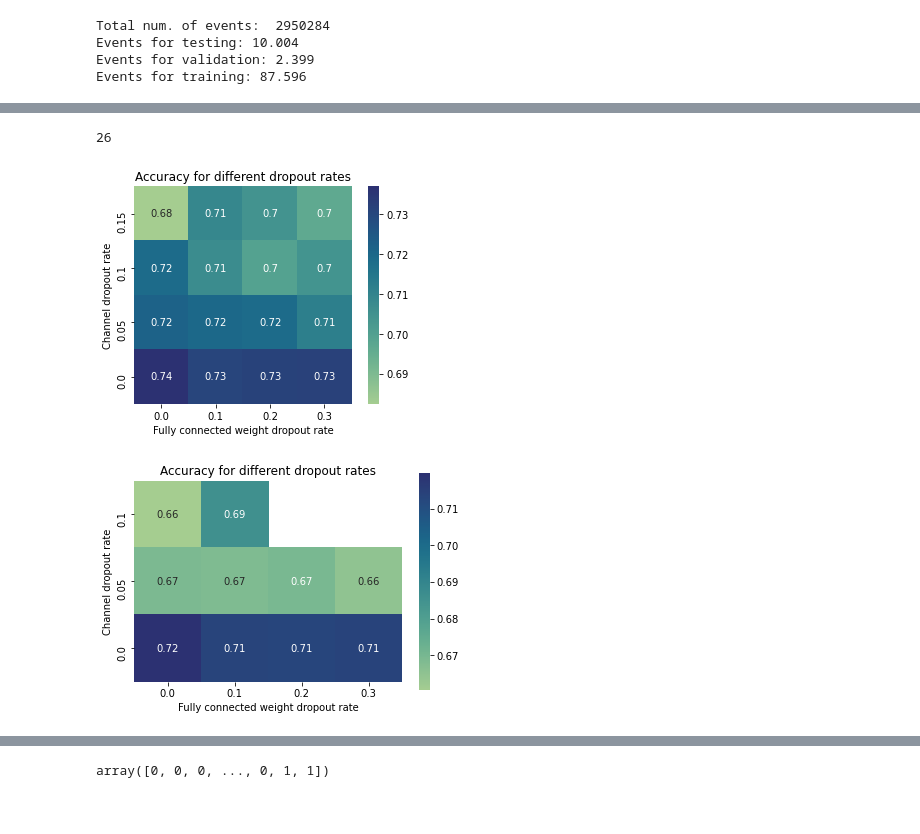
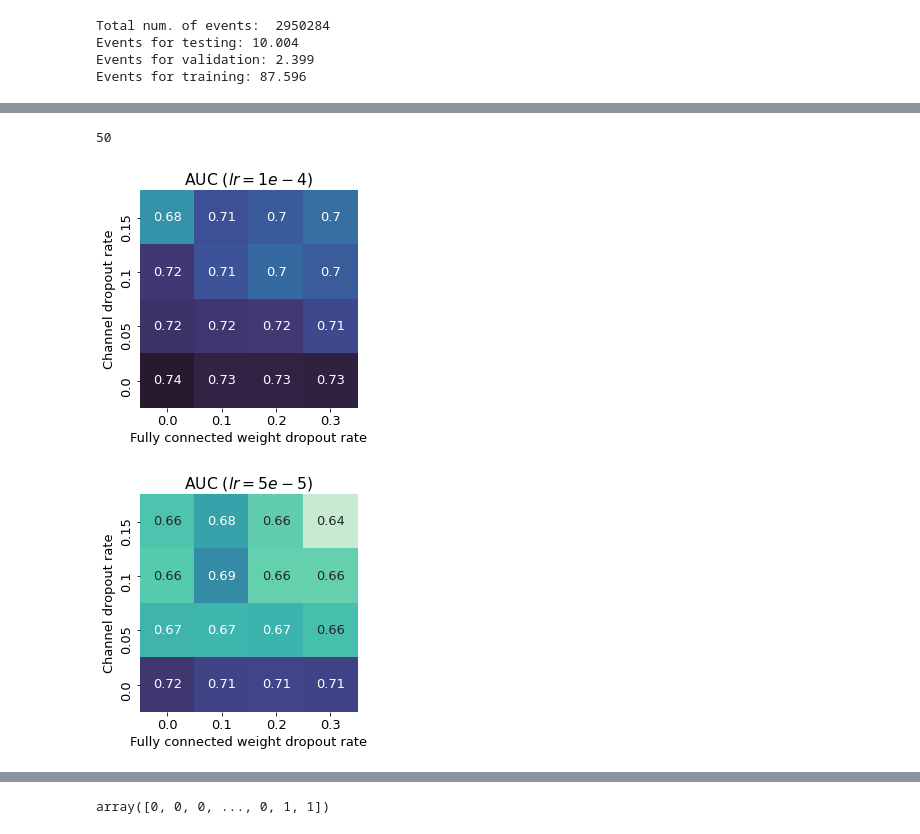
Before and after one commit to inakierregueab/WatChMaL, a Jupyter notebook: notebooks/mc_dropout/exploration_uncertainty.ipynb, the cells around one changed output, grey strips where cells are left out. Cells and saved outputs as stored; diff of their text form; code cells hidden in the pictures.

```diff
--- a/notebooks/mc_dropout/exploration_uncertainty.ipynb
+++ b/notebooks/mc_dropout/exploration_uncertainty.ipynb
@@ -43,24 +43,6 @@ Events for training: 87.596
 results = []
 for mode in subfolders:
     results.append(basic_metrics(base_path, labels,mode))
-# %%
-def get_dropout_rates(folder):
-    infile = base_path + folder +'/main.log'
-
-    important = []
-    keep_phrases = ["fc_dropout", "bb_dropout", "lr"]
-
-    with open(infile) as f:
-        f = f.readlines()
-
-    for line in f:
-        for phrase in keep_phrases:
-            if phrase in line:
-                important.append(float(re.findall('\d+\.?\d*', line)[0]))
-                break
-
-    # first is fc then bb
-    return important
 # %%
 pd.set_option("display.precision", 4)
 df = pd.DataFrame(results)
@@ -69,8 +51,8 @@ df['total_score'] = df.acc+df.f1+df.auc-df.log_loss
 
 df[['fc_dropout', 'bb_dropout', "learning_rate"]] = df.apply(lambda x: get_dropout_rates(x['model']), axis=1, result_type="expand")
 
-df.sort_values(by='total_score', inplace=True, ascending=False)
-df = df[['fc_dropout', 'bb_dropout','learning_rate','log_loss', 'acc', 'f1', 'auc', 'total_score']].reset_index(drop=True)
+df.sort_values(by='auc', inplace=True, ascending=False)
+df = df[['fc_dropout', 'bb_dropout','learning_rate','log_loss', 'acc', 'f1', 'auc']].reset_index(drop=True)
 
-df.head(len(df))
+df.head(10)
 # %% [output]
@@ -99,24 +75,26 @@ df_groupped['xps'] = df.groupby(['fc_dropout','bb_dropout', 'learning_rate'])['a
 df_groupped = pd.DataFrame(df_groupped.to_records())
 len(df_groupped)
 # %% [output]
-26
+50
+# %%
+plt.rcParams.update({'font.size': 13})
 # %%
 sns.heatmap(pd.pivot_table(df_groupped[df_groupped['learning_rate']==0.0001], values='auc', columns=['fc_dropout'], index=['bb_dropout']).sort_index(ascending=False),
-            annot=True, cmap='crest', square=True) #"flare"
-plt.title('Accuracy for different dropout rates')
+            annot=True, cmap='mako_r', vmin=0.635, vmax=0.75, square=True, cbar=None) #"flare"
+plt.title(r'AUC ($lr=1e-4$)')
 plt.xlabel('Fully connected weight dropout rate')
 plt.ylabel('Channel dropout rate')
-plt.savefig('dropout_heatmap.png', dpi=300, bbox_inches = "tight")
+plt.savefig('dropout_1e4.png', dpi=300, bbox_inches = "tight")
 plt.show()
 # %% [output]
-[figure, old version]
+[figure, new version]
 # %%
 sns.heatmap(pd.pivot_table(df_groupped[df_groupped['learning_rate']==5], values='auc', columns=['fc_dropout'], index=['bb_dropout']).sort_index(ascending=False),
-            annot=True, cmap='crest', square=True) #"flare"
-plt.title('Accuracy for different dropout rates')
+            annot=True, cmap='mako_r', vmin=0.635, vmax=0.75, square=True, cbar=None) #"flare"
+plt.title(r'AUC ($lr=5e-5$)')
 plt.xlabel('Fully connected weight dropout rate')
 plt.ylabel('Channel dropout rate')
-plt.savefig('dropout_heatmap.png', dpi=300, bbox_inches = "tight")
+plt.savefig('dropout_5e5.png', dpi=300, bbox_inches = "tight")
 plt.show()
 # %% [output]
-[figure, old version]
+[figure, new version]
```
Also changed, not shown: parts of 14 cells of this notebook, 6 other files.
